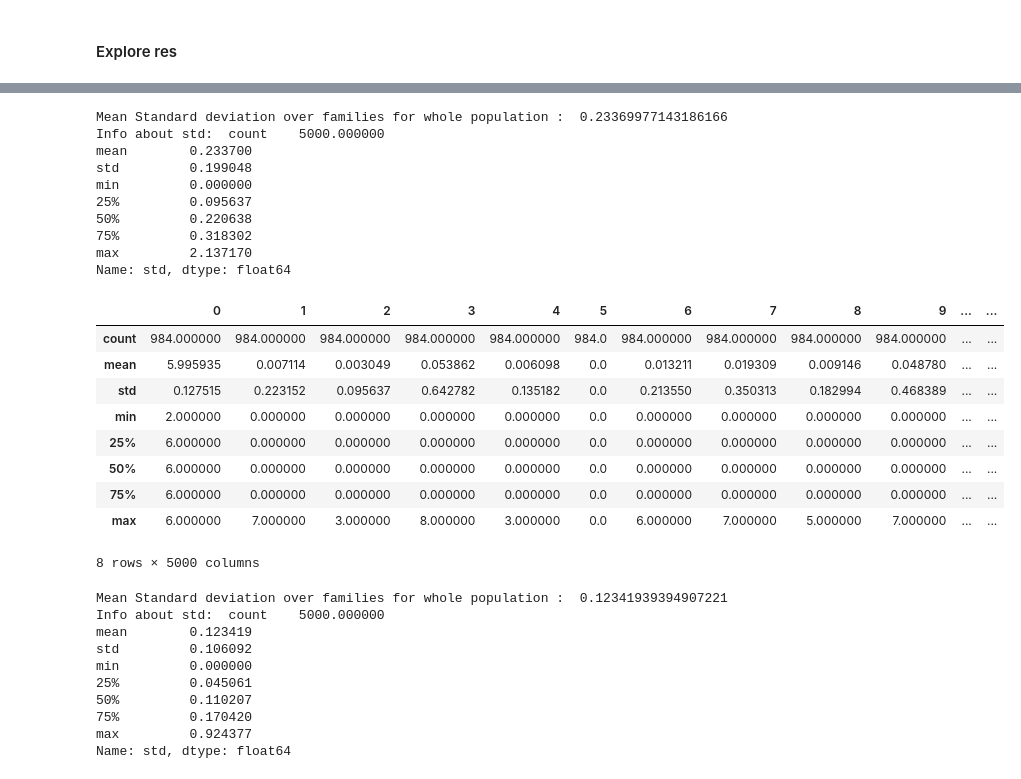
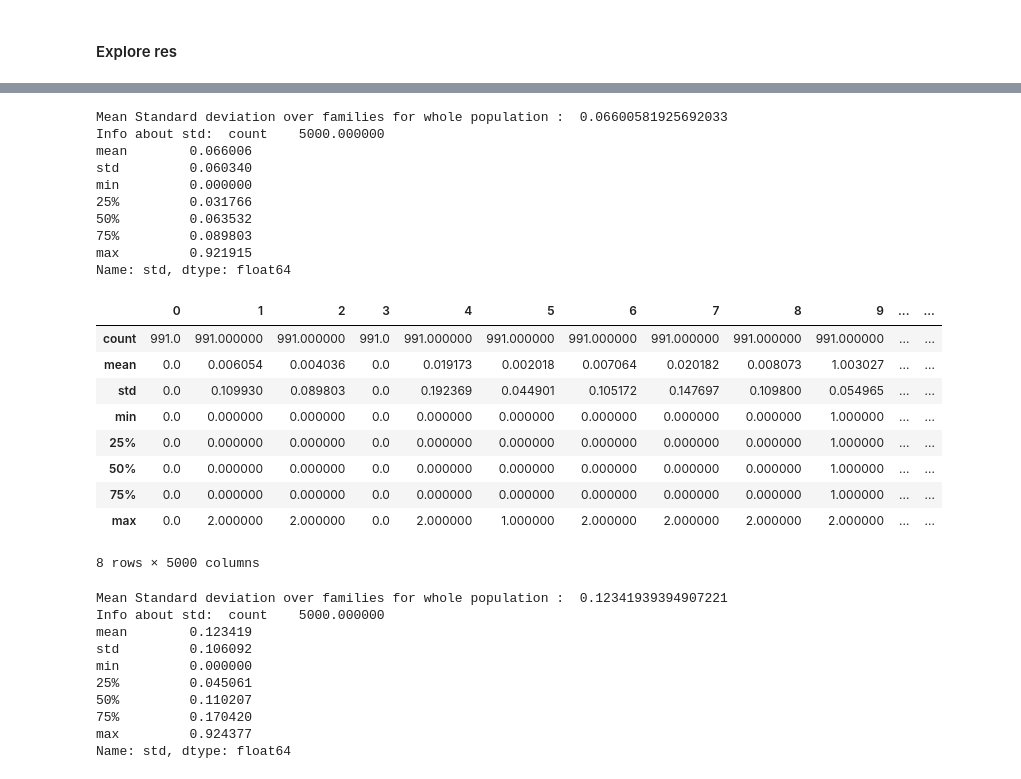
Before and after one commit to jeugregg/santa-workshop-tour-2019, a Jupyter notebook: santa-s-2019-starter-notebook.ipynb, the cells around one changed output, grey strips where cells are left out. Saved outputs shown, nothing was run; the diff lists cells and outputs as text; code cells hidden in the pictures.

```diff
--- a/santa-s-2019-starter-notebook.ipynb
+++ b/santa-s-2019-starter-notebook.ipynb
@@ -2342,30 +2342,30 @@ Name: std, dtype: float64
 8 rows × 5000 columns
 # %%
 df_pop_0 = joblib.load(PATH_TO_SAVE_DATA + \
-           '/df_pop1000_fs10_rfm0.01_dc2_rm0.1_nk_20_gen10000_s303910.pkl')
+    '/df_pop1000_fs10_rfm0.05_dc2_rm0.1_nk_20_gen10000_s217503.24554367195.pkl')
 
 df_choices_0, df_des_choices_0, std_mean_0 = pop_choices_info(df_pop_0)
 df_des_choices_0
 # %% [output]
-Mean Standard deviation over families for whole population :  0.23369977143186166
+Mean Standard deviation over families for whole population :  0.06600581925692033
 Info about std:  count    5000.000000
-mean        0.233700
-std         0.199048
+mean        0.066006
+std         0.060340
 min         0.000000
-25%         0.095637
-50%         0.220638
-75%         0.318302
-max         2.137170
+25%         0.031766
+50%         0.063532
+75%         0.089803
+max         0.921915
 Name: std, dtype: float64
 |  | 0 | 1 | 2 | 3 | 4 | 5 | 6 | 7 | 8 | 9 | ... | ... |
-| count | 984.000000 | 984.000000 | 984.000000 | 984.000000 | 984.000000 | 984.0 | 984.000000 | 984.000000 | 984.000000 | 984.000000 | ... | ... |
-| mean | 5.995935 | 0.007114 | 0.003049 | 0.053862 | 0.006098 | 0.0 | 0.013211 | 0.019309 | 0.009146 | 0.048780 | ... | ... |
-| std | 0.127515 | 0.223152 | 0.095637 | 0.642782 | 0.135182 | 0.0 | 0.213550 | 0.350313 | 0.182994 | 0.468389 | ... | ... |
-| min | 2.000000 | 0.000000 | 0.000000 | 0.000000 | 0.000000 | 0.0 | 0.000000 | 0.000000 | 0.000000 | 0.000000 | ... | ... |
-| 25% | 6.000000 | 0.000000 | 0.000000 | 0.000000 | 0.000000 | 0.0 | 0.000000 | 0.000000 | 0.000000 | 0.000000 | ... | ... |
-| 50% | 6.000000 | 0.000000 | 0.000000 | 0.000000 | 0.000000 | 0.0 | 0.000000 | 0.000000 | 0.000000 | 0.000000 | ... | ... |
-| 75% | 6.000000 | 0.000000 | 0.000000 | 0.000000 | 0.000000 | 0.0 | 0.000000 | 0.000000 | 0.000000 | 0.000000 | ... | ... |
-| max | 6.000000 | 7.000000 | 3.000000 | 8.000000 | 3.000000 | 0.0 | 6.000000 | 7.000000 | 5.000000 | 7.000000 | ... | ... |
+| count | 991.0 | 991.000000 | 991.000000 | 991.0 | 991.000000 | 991.000000 | 991.000000 | 991.000000 | 991.000000 | 991.000000 | ... | ... |
+| mean | 0.0 | 0.006054 | 0.004036 | 0.0 | 0.019173 | 0.002018 | 0.007064 | 0.020182 | 0.008073 | 1.003027 | ... | ... |
+| std | 0.0 | 0.109930 | 0.089803 | 0.0 | 0.192369 | 0.044901 | 0.105172 | 0.147697 | 0.109800 | 0.054965 | ... | ... |
+| min | 0.0 | 0.000000 | 0.000000 | 0.0 | 0.000000 | 0.000000 | 0.000000 | 0.000000 | 0.000000 | 1.000000 | ... | ... |
+| 25% | 0.0 | 0.000000 | 0.000000 | 0.0 | 0.000000 | 0.000000 | 0.000000 | 0.000000 | 0.000000 | 1.000000 | ... | ... |
+| 50% | 0.0 | 0.000000 | 0.000000 | 0.0 | 0.000000 | 0.000000 | 0.000000 | 0.000000 | 0.000000 | 1.000000 | ... | ... |
+| 75% | 0.0 | 0.000000 | 0.000000 | 0.0 | 0.000000 | 0.000000 | 0.000000 | 0.000000 | 0.000000 | 1.000000 | ... | ... |
+| max | 0.0 | 2.000000 | 2.000000 | 0.0 | 2.000000 | 1.000000 | 2.000000 | 2.000000 | 2.000000 | 2.000000 | ... | ... |
 8 rows × 5000 columns
 # %%
 filename = 'df_pop1000_fs10_rfm0.01_dc4_rm0.2_nk_20_gen20000_s88121.pkl'
```
Also changed, not shown: parts of 11 cells of this notebook, 1 other file.
